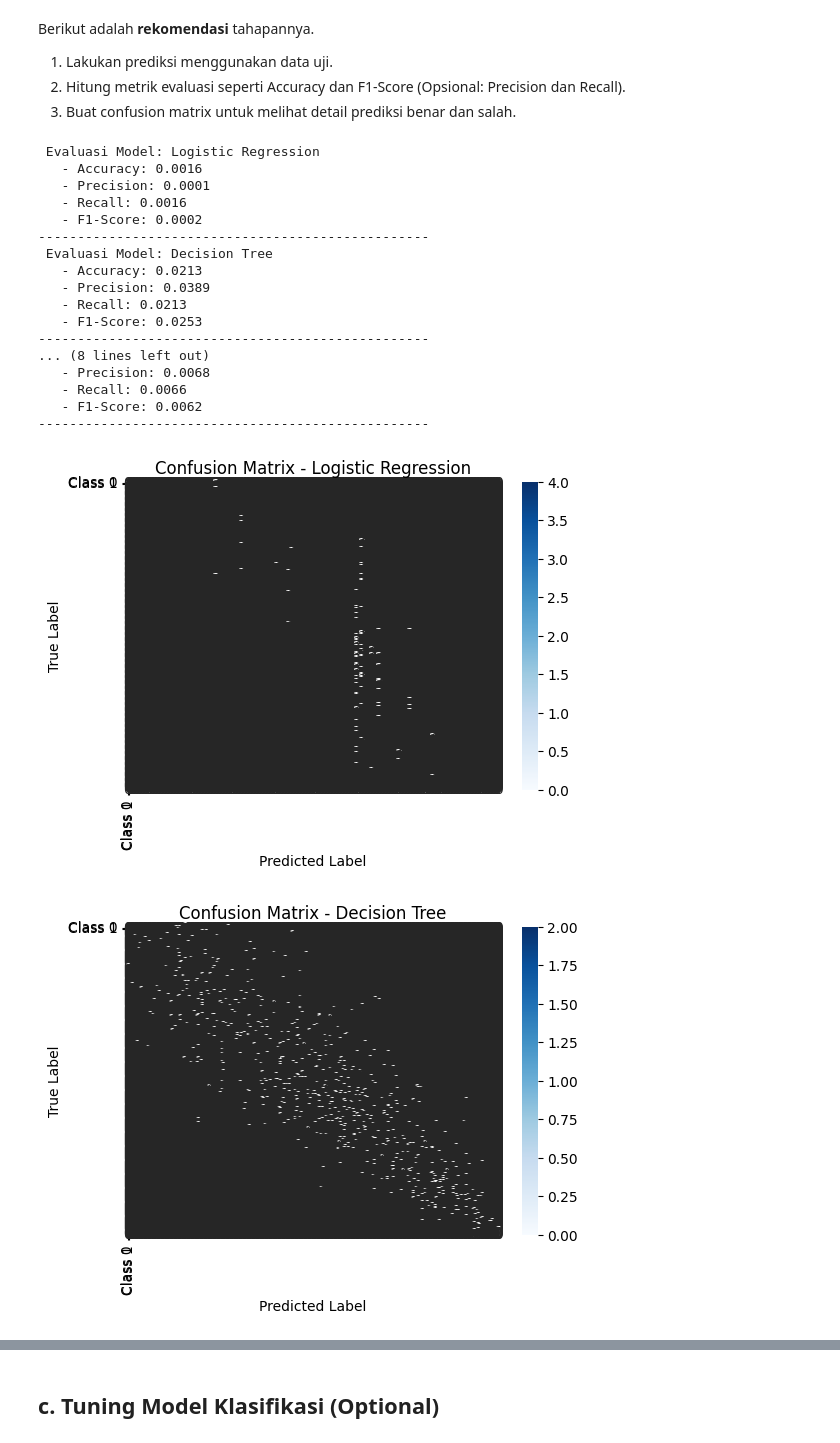
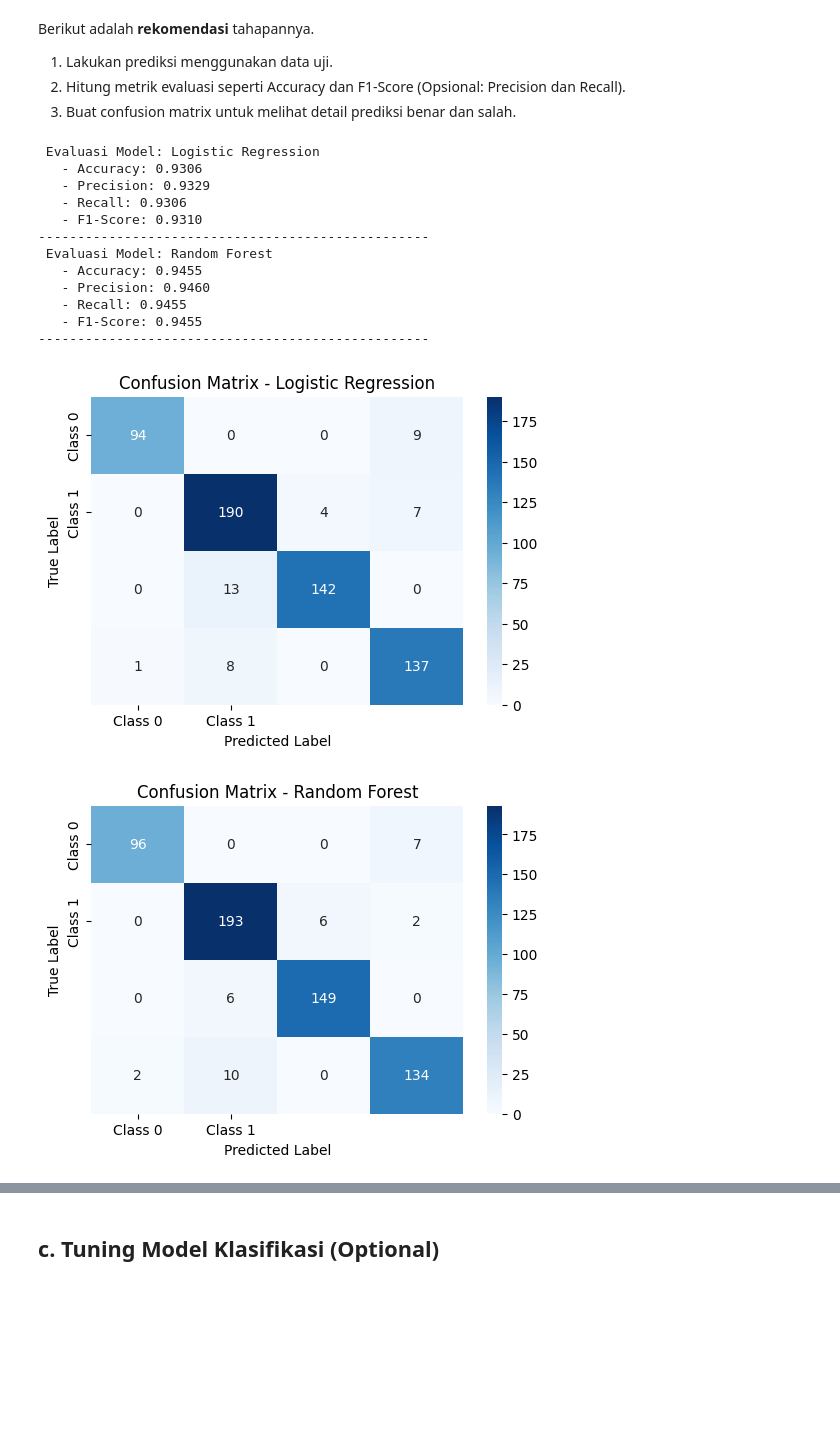
Before and after one commit to dewipuspita0904/MembangunProyekMachineLearning, a Jupyter notebook: [Klasifikasi]_Submission_Akhir_BMLP_Your_Name.ipynb, the cells around one changed output, grey strips where cells are left out. Cells and saved outputs as stored; diff of their text form; code cells hidden in the pictures; blank space fills up the shorter version.

```diff
--- a/[Klasifikasi]_Submission_Akhir_BMLP_Your_Name.ipynb
+++ b/[Klasifikasi]_Submission_Akhir_BMLP_Your_Name.ipynb
@@ -122,5 +134,4 @@ X.head()
 # %%
 # Buat instance LabelEncoder
 encoder = LabelEncoder()
-y_encoded = encoder.fit_transform(y)
 # %%
@@ -140,6 +151,6 @@ X.head()
 # %%
 # Split data menjadi set pelatihan dan set uji
-X_train, X_test, y_train, y_test = train_test_split(X, y_encoded, test_size=0.2, random_state=42)
+X_train, X_test, y_train, y_test = train_test_split(X, y, test_size=0.2, random_state=42)
 # %%
 # Tampilkan bentuk set pelatihan dan set uji untuk memastikan split
 print("Ukuran Data Latih:", X_train.shape, y_train.shape)
@@ -161,9 +172,7 @@ Berikut adalah rekomendasi tahapannya.
 # Inisialisasi model
 models = {
     "Logistic Regression": LogisticRegression(random_state=42),
-    "Decision Tree": DecisionTreeClassifier(random_state=42),
-    "Random Forest": RandomForestClassifier(random_state=42, n_estimators=100),
-    "K-Nearest Neighbors": KNeighborsClassifier(n_neighbors=5)
+    "Random Forest": RandomForestClassifier(random_state=42, n_estimators=100)
 }
 # %%
 # Mendefinisikan model klasifikasi
@@ -174,7 +181,5 @@ knn_model = KNeighborsClassifier()
 # %%
 # Melatih model dengan data latih
 logreg_model.fit(X_train, y_train)
-dtree_model.fit(X_train, y_train)
 rf_model.fit(X_train, y_train)
-knn_model.fit(X_train, y_train)
 # %% [output]
@@ -269,27 +253,20 @@ def evaluate_model(y_true, y_pred, model_name):
 # %%
 # Evaluasi semua model
 evaluate_model(y_test, y_pred_logreg, "Logistic Regression")
-evaluate_model(y_test, y_pred_dtree, "Decision Tree")
 evaluate_model(y_test, y_pred_rf, "Random Forest")
-evaluate_model(y_test, y_pred_knn, "K-Nearest Neighbors (KNN)")
 # %% [output]
  Evaluasi Model: Logistic Regression
-   - Accuracy: 0.0016
-   - Precision: 0.0001
-   - Recall: 0.0016
-   - F1-Score: 0.0002
+   - Accuracy: 0.9306
+   - Precision: 0.9329
+   - Recall: 0.9306
+   - F1-Score: 0.9310
 --------------------------------------------------
- Evaluasi Model: Decision Tree
-   - Accuracy: 0.0213
-   - Precision: 0.0389
-   - Recall: 0.0213
-   - F1-Score: 0.0253
+ Evaluasi Model: Random Forest
+   - Accuracy: 0.9455
+   - Precision: 0.9460
+   - Recall: 0.9455
+   - F1-Score: 0.9455
 --------------------------------------------------
-... (8 lines left out)
-   - Precision: 0.0068
-   - Recall: 0.0066
-   - F1-Score: 0.0062
---------------------------------------------------
 # %%
 def plot_confusion_matrix(y_true, y_pred, model_name):
     cm = confusion_matrix(y_true, y_pred)
@@ -302,9 +279,7 @@ def plot_confusion_matrix(y_true, y_pred, model_name):
 # %%
 # Tampilkan Confusion Matrix untuk setiap model
 plot_confusion_matrix(y_test, y_pred_logreg, "Logistic Regression")
-plot_confusion_matrix(y_test, y_pred_dtree, "Decision Tree")
 plot_confusion_matrix(y_test, y_pred_rf, "Random Forest")
-plot_confusion_matrix(y_test, y_pred_knn, "K-Nearest Neighbors (KNN)")
 # %% [output]
-[figure, old version]
+[figure, new version]
-[figure, old version]
+[figure, new version]
```
Also changed, not shown: parts of 33 cells of this notebook.
